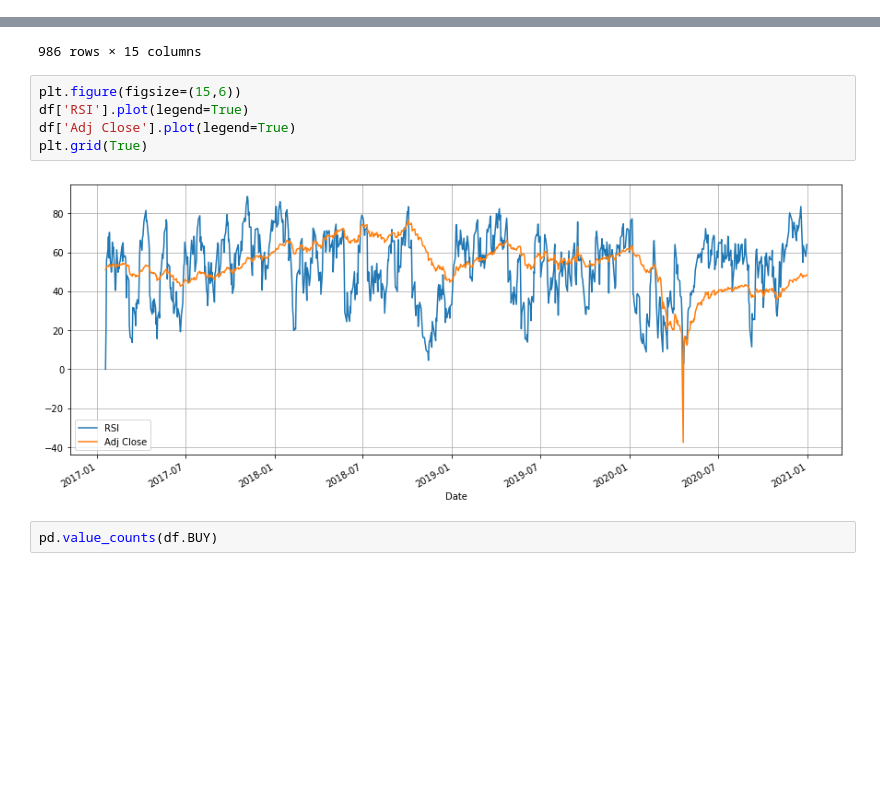
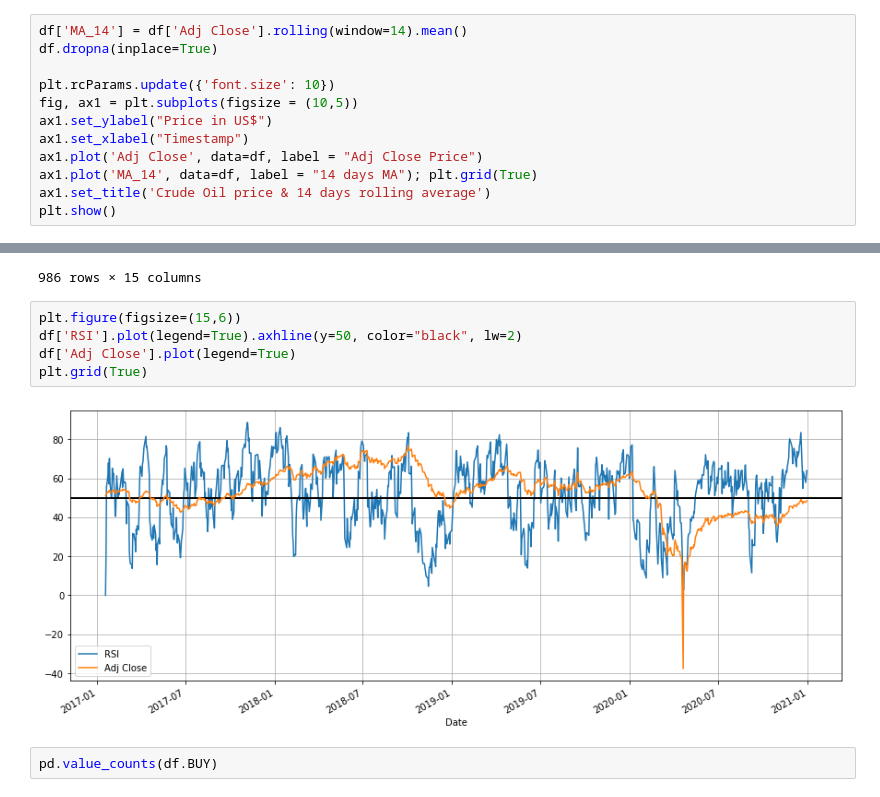
Before and after one commit to saritmaitra/Momentum_Trading, a Jupyter notebook: RSI_Momentum_strategy.ipynb, the cells around one changed output, grey strips where cells are left out. Drawn from its saved outputs; the diff is of its cells as text; blank space fills up the shorter version.

```diff
--- a/RSI_Momentum_strategy.ipynb
+++ b/RSI_Momentum_strategy.ipynb
@@ -64,3 +64,15 @@ Date
 2020-12-28  48.230000  48.959999  47.500000  47.619999  47.619999  238462
 2020-12-29  47.720001  48.349998  47.680000  48.000000  48.000000  213778
 2020-12-30  48.130001  48.660000  47.610001  48.400002  48.400002  266957
+# %%
+df['MA_14'] = df['Adj Close'].rolling(window=14).mean()
+df.dropna(inplace=True)
+
+plt.rcParams.update({'font.size': 10})
+fig, ax1 = plt.subplots(figsize = (10,5))
+ax1.set_ylabel("Price in US$")
+ax1.set_xlabel("Timestamp")
+ax1.plot('Adj Close', data=df, label = "Adj Close Price")
+ax1.plot('MA_14', data=df, label = "14 days MA"); plt.grid(True)
+ax1.set_title('Crude Oil price & 14 days rolling average')
+plt.show()
@@ -128,11 +142,11 @@ df
 986 rows × 15 columns
 # %%
 plt.figure(figsize=(15,6))
-df['RSI'].plot(legend=True)
+df['RSI'].plot(legend=True).axhline(y=50, color="black", lw=2)
 df['Adj Close'].plot(legend=True)
 plt.grid(True)
 # %% [output]
-[figure, old version]
+[figure, new version]
 # %%
 pd.value_counts(df.BUY)
 # %% [output]
```
Also changed, not shown: parts of 1 cell of this notebook.
